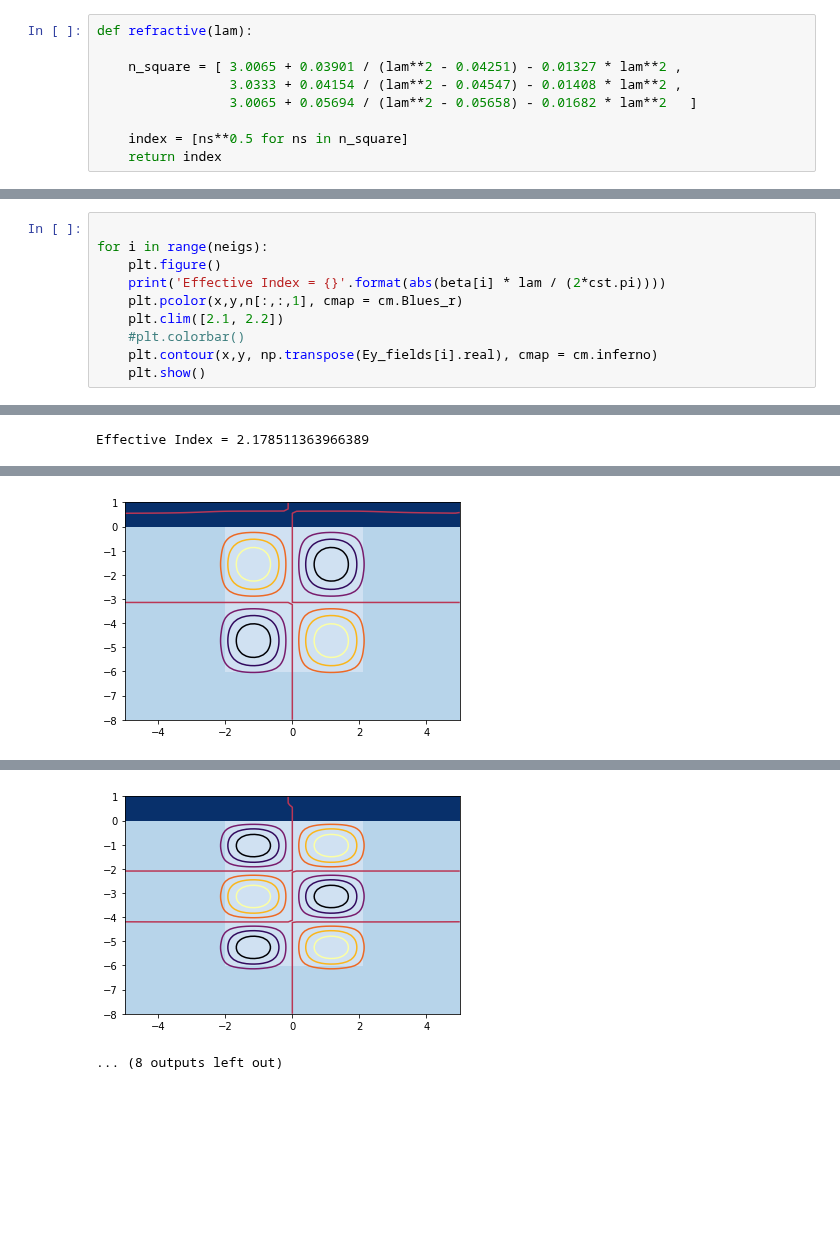
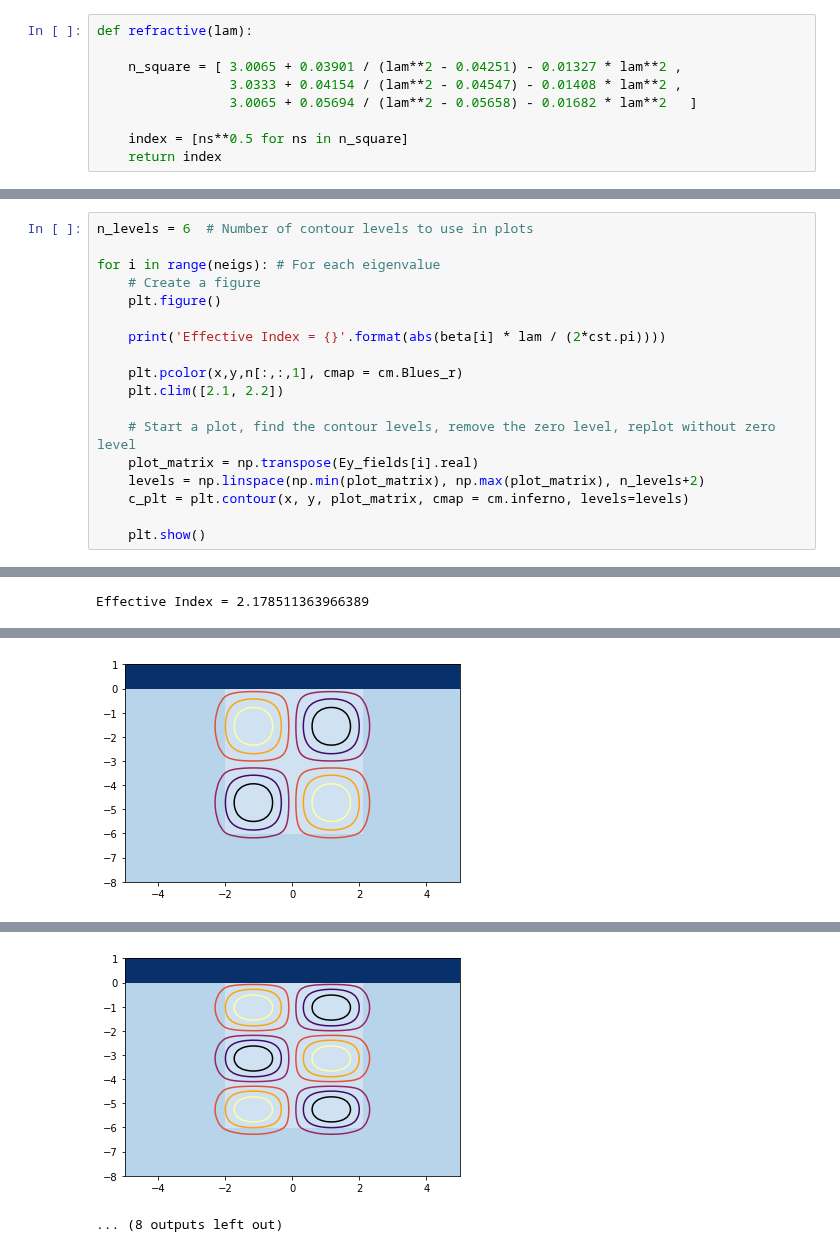
Before and after one commit to philmain28/philsol, a Jupyter notebook: examples/example_KTP_waveguide.ipynb, the cells around one changed output, grey strips where cells are left out. Saved outputs shown, nothing was run; the diff lists cells and outputs as text; blank space fills up the shorter version.

```diff
--- a/examples/example_KTP_waveguide.ipynb
+++ b/examples/example_KTP_waveguide.ipynb
@@ -116,12 +124,20 @@ Solving eigenmodes on CPU
 Now we can plot these modes. Since the refractive index is bigger on the y axis these modes will have higher index we can plot these out.
 # %%
+n_levels = 6  # Number of contour levels to use in plots
 
-for i in range(neigs):
+for i in range(neigs): # For each eigenvalue
+    # Create a figure
     plt.figure()
+
     print('Effective Index = {}'.format(abs(beta[i] * lam / (2*cst.pi))))
+
     plt.pcolor(x,y,n[:,:,1], cmap = cm.Blues_r)
     plt.clim([2.1, 2.2])
-    #plt.colorbar()
-    plt.contour(x,y, np.transpose(Ey_fields[i].real), cmap = cm.inferno)
+
+    # Start a plot, find the contour levels, remove the zero level, replot without zero level
+    plot_matrix = np.transpose(Ey_fields[i].real)
+    levels = np.linspace(np.min(plot_matrix), np.max(plot_matrix), n_levels+2)
+    c_plt = plt.contour(x, y, plot_matrix, cmap = cm.inferno, levels=levels)
+
     plt.show()
 # %% [output]
@@ -137 +153 @@ Effective Index = 2.1782799705311593
-[figure, old version]
+[figure, new version]
@@ -139,3 +155,3 @@ Effective Index = 2.177635540366081
-[figure, old version]
+[figure, new version]
 ... (8 outputs left out)
 # %% [markdown]
```
Also changed, not shown: parts of 13 cells of this notebook.
